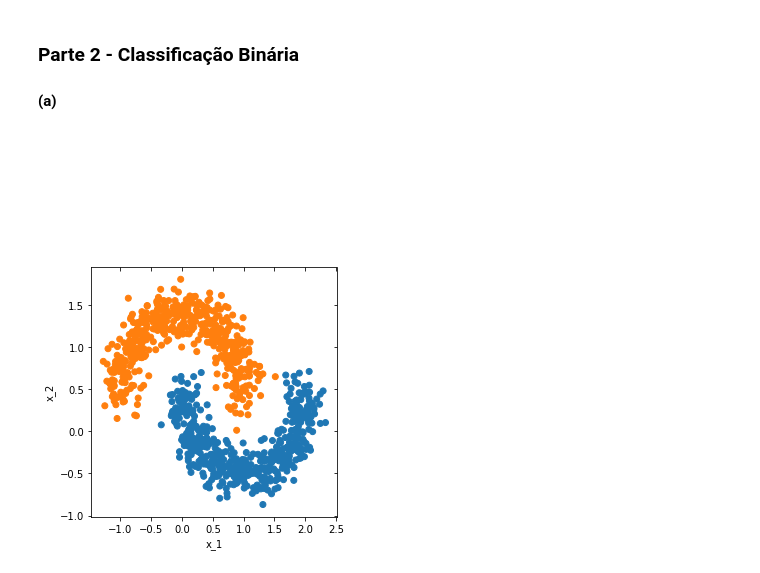
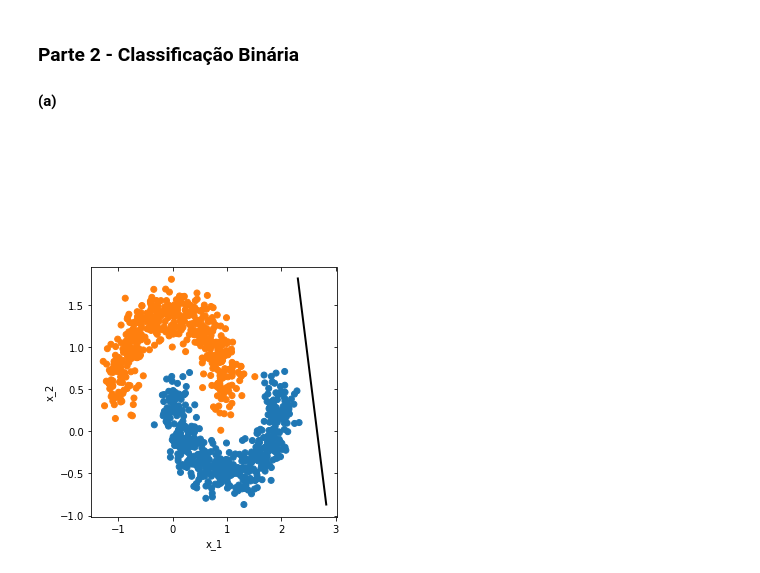
Before and after one commit to seoruosa/ia006_aprendizado-de-maquina_feec-unicamp, a Jupyter notebook: EFC/EFC2/Computacional.ipynb, the cells around one changed output. Cells and saved outputs as stored; diff of their text form; code cells hidden in the pictures.

```diff
--- a/EFC/EFC2/Computacional.ipynb
+++ b/EFC/EFC2/Computacional.ipynb
@@ -4,36 +4,36 @@
 #### (a)
 # %%
 import pandas as pd
-import seaborn as sns
 import numpy as np
 import matplotlib.pyplot as plt
-
+from seaborn import color_palette, JointGrid
 from sklearn.discriminant_analysis import LinearDiscriminantAnalysis
 
 data = pd.read_csv('two_moons.csv',index_col=0)
 
 X = data[['x_1','x_2']].values
 y = data.y.values
 
 y_unique = data.y.unique()
-replace_map_comp = {k: v for k,v in zip(y_unique,sns.color_palette(n_colors=len(y_unique)))}
+
+#Escolhe cores
+replace_map_comp = {k: v for k,v in zip(y_unique,color_palette(n_colors=len(y_unique)))}
 colors = [replace_map_comp[a] for a in data.y.values]
 
 
+# Utiliza a seguinte função para achar a direção de Fisher
+lda = LinearDiscriminantAnalysis(n_components=1).fit(X,y)
 
-lda = LinearDiscriminantAnalysis(n_components=1)
-lda.fit(X,y)
-X_lda = lda.transform(X)
-
+# Seleciona a direção de Fisher
 coef = lda.scalings_
 
-x_0 = [min(data.x_1), max(data.x_1)+1]
-y_0 = [min(data.x_2), min(data.x_2) - (x_0[1]-x_0[0])*coef[0]/coef[1]]
+# Constrói uma reta com a direção de Fishr
+x_0 = [max(data.x_1)+0.5, max(data.x_1)+0.5-coef[0]]
+y_0 = [min(data.x_2), min(data.x_2)-coef[1]]
 
-grid = sns.JointGrid(data.x_1, data.x_2, space=0, height=6, ratio=2)
+
+grid = JointGrid(data.x_1, data.x_2, space=0, height=6, ratio=2)
 f = grid.plot_joint(plt.scatter, color=colors)
-# f = plt.plot(x_0, y_0, linewidth=2)
-
-# plot the Fisher direction
+f = plt.plot(x_0, y_0, linewidth=2, color='black')
 # %% [output]
-[figure, old version]
+[figure, new version]
```
Also changed, not shown: parts of 15 cells of this notebook.
